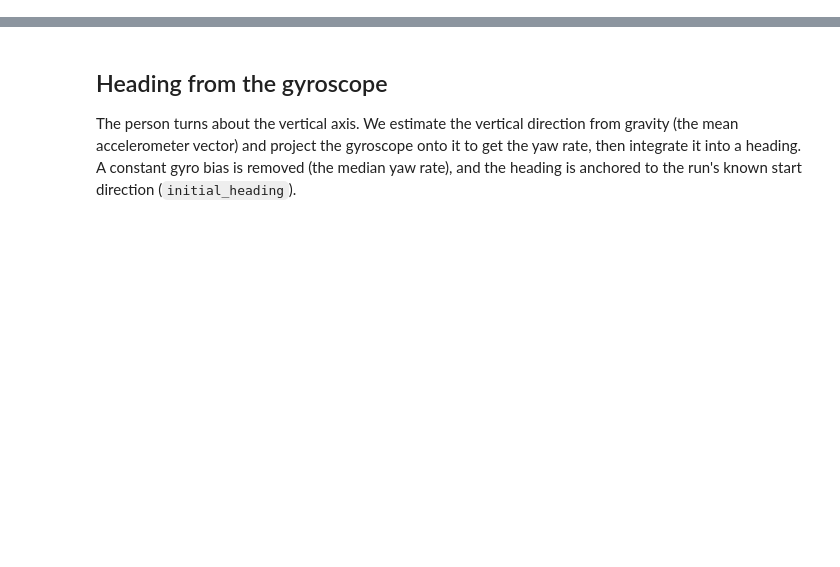
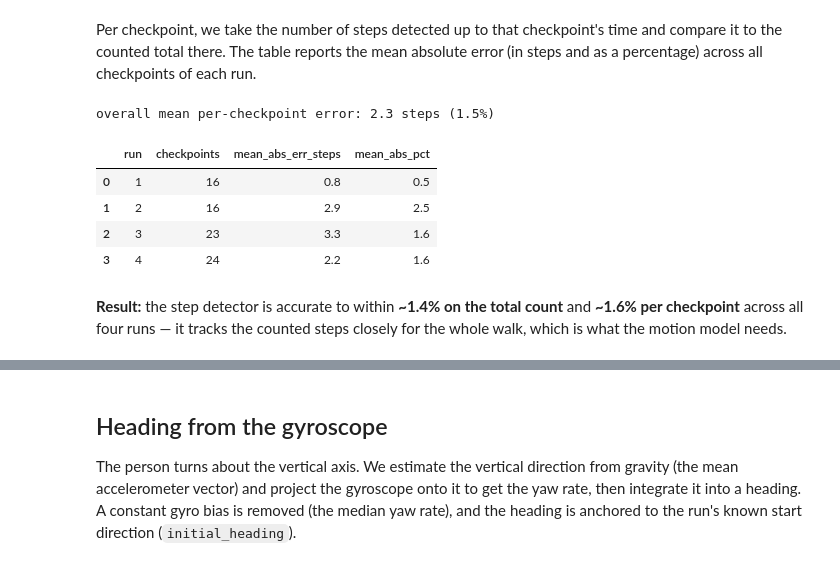
Before and after one commit to FarrukhRasool/Indoor-Navigation-with-Smartphone, a Jupyter notebook: notebooks/03_Step_Detection.ipynb, the cells around one changed output, grey strips where cells are left out. Saved outputs shown, nothing was run; the diff lists cells and outputs as text; code cells hidden in the pictures; blank space fills up the shorter version.

```diff
--- a/notebooks/03_Step_Detection.ipynb
+++ b/notebooks/03_Step_Detection.ipynb
@@ -84,0 +95,40 @@ directly and use it in the motion model, instead of guessing or inferring it.
+# %% [markdown]
+Per checkpoint, we take the number of steps detected up to that checkpoint's time
+and compare it to the counted total there. The table reports the mean absolute
+error (in steps and as a percentage) across all checkpoints of each run.
+# %%
+def tracking_error(run_id):
+    step_times = imu.detect_steps(preprocessing.load_run(run_id, raw_dir=RAW).accel)["t_rel"].values
+    ref = evaluation.load_reference(run_id, reference_file=REF)
+    abs_err, abs_pct = [], []
+    for _, row in ref.iterrows():
+        if row["t_rel"] is None or not row["sum_steps"]:
+            continue
+        detected_cumulative = int(np.sum(step_times <= row["t_rel"]))
+        error = abs(detected_cumulative - row["sum_steps"])
+        abs_err.append(error)
+        abs_pct.append(100 * error / row["sum_steps"])
+    return len(abs_err), np.mean(abs_err), np.mean(abs_pct)
+
+rows = []
+for run_id in [1, 2, 3, 4]:
+    n, mae, mape = tracking_error(run_id)
+    rows.append({"run": run_id, "checkpoints": n,
+                 "mean_abs_err_steps": round(mae, 1),
+                 "mean_abs_pct": round(mape, 1)})
+
+tracking = pd.DataFrame(rows)
+print("overall mean per-checkpoint error: %.1f steps (%.1f%%)"
+      % (tracking["mean_abs_err_steps"].mean(), tracking["mean_abs_pct"].mean()))
+tracking
+# %% [output]
+overall mean per-checkpoint error: 2.3 steps (1.5%)
+|  | run | checkpoints | mean_abs_err_steps | mean_abs_pct |
+| 0 | 1 | 16 | 0.8 | 0.5 |
+| 1 | 2 | 16 | 2.9 | 2.5 |
+| 2 | 3 | 23 | 3.3 | 1.6 |
+| 3 | 4 | 24 | 2.2 | 1.6 |
+# %% [markdown]
+**Result:** the step detector is accurate to within **~1.4% on the total count**
+and **~1.6% per checkpoint** across all four runs — it tracks the counted steps
+closely for the whole walk, which is what the motion model needs.
```
Also changed, not shown: parts of 19 cells of this notebook, 9 other files.
